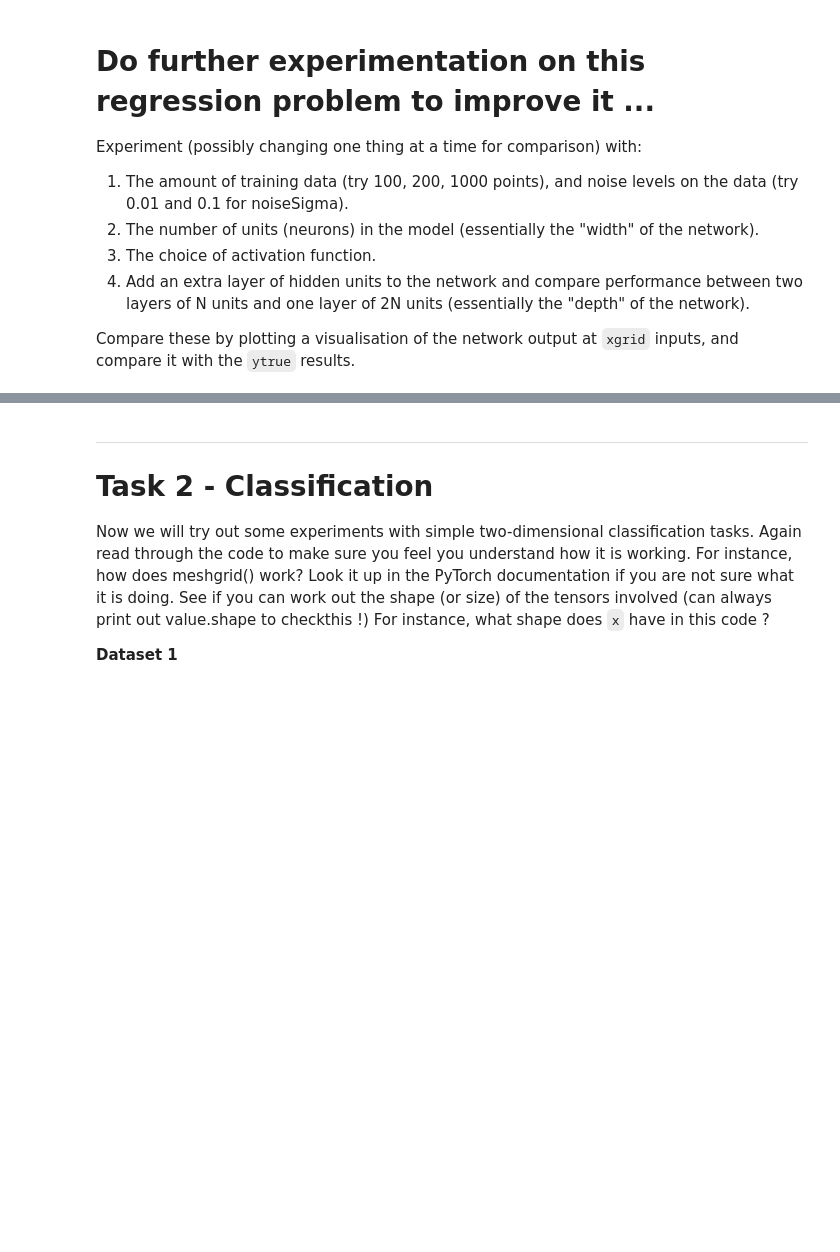
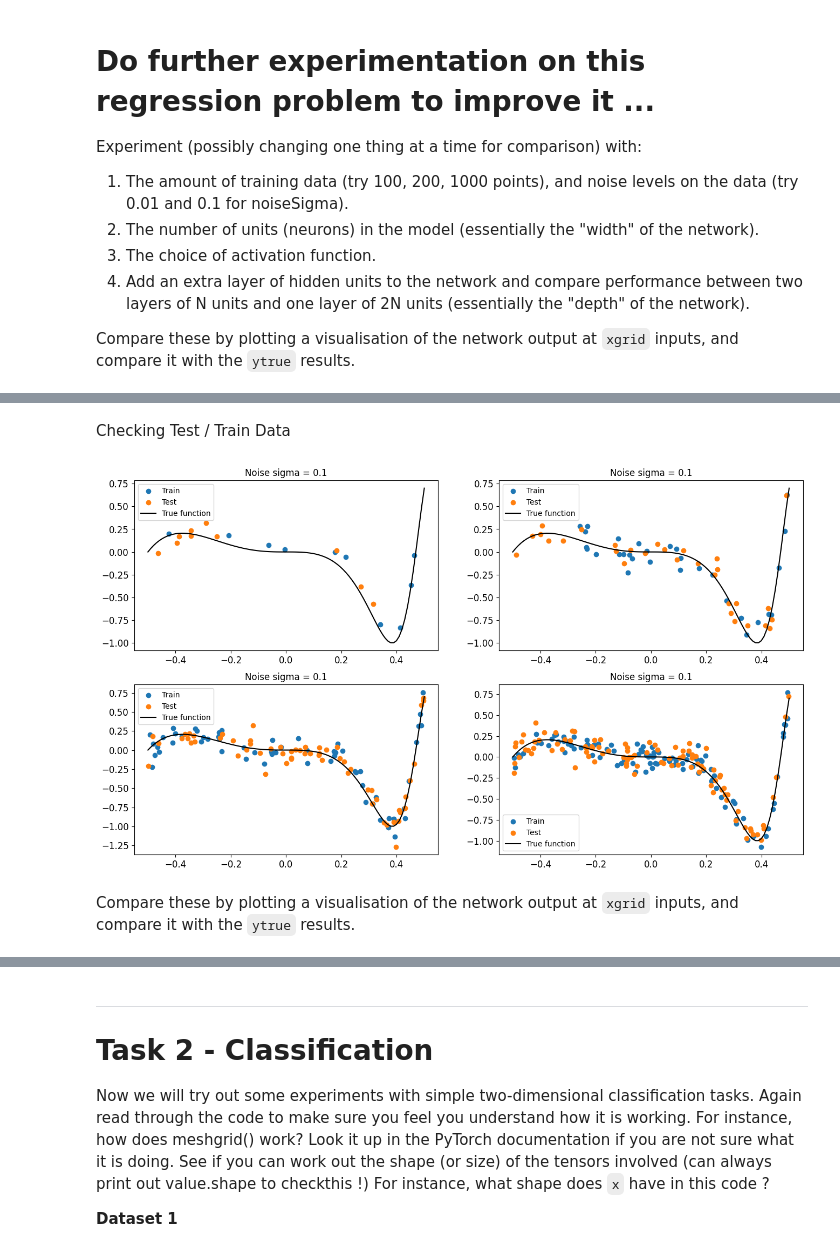
Before and after one commit to jamiemilsom/Deep_Learning_MSc, a Jupyter notebook: Labs_1_to_5/Lab_2_MLP.ipynb, the cells around one changed output, grey strips where cells are left out. Cells and saved outputs as stored; diff of their text form; code cells hidden in the pictures; blank space fills up the shorter version.

```diff
--- a/Labs_1_to_5/Lab_2_MLP.ipynb
+++ b/Labs_1_to_5/Lab_2_MLP.ipynb
@@ -227,0 +251,13 @@ Compare these by plotting a visualisation of the network output at `xgrid` input
+# %%
+def generate_data(N=100, noise_sigma=0.1, noise_mean=0.0):
+    testfunc = lambda x: -np.sin((10*math.pi*(x+0.5)*np.sin((x)**3)))
+
+    X_train = torch.rand_like(torch.ones(N,1))-0.5
+    obserr = torch.randn(N,1)*noise_sigma + noise_mean
+    y_train = testfunc(X_train)+obserr
+
+    X_test  = torch.rand_like(torch.ones(N,1))-0.5
+    obserr = torch.randn(N,1)*noise_sigma + noise_mean
+    y_test  = testfunc(X_test)+obserr
+
+    return X_train, X_test, y_train, y_test
@@ -227,0 +323,20 @@ Compare these by plotting a visualisation of the network output at `xgrid` input
+# %% [markdown]
+Checking Test / Train Data
+# %%
+plt.figure(figsize=(16, 9))
+plt.subplot(2,2,1)
+for plot_num, var in enumerate([10, 30, 60, 100]):
+    plt.subplot(2,2,plot_num+1)
+    N=var
+    noise_sigma=0.1
+    noise_mean= 0
+    X_train, X_test, y_train, y_test = generate_data(N=N, noise_sigma=noise_sigma, noise_mean=noise_mean)
+    plt.scatter(X_train, y_train, label='Train')
+    plt.scatter(X_test, y_test, label='Test')
+    plt.plot(xgrid, ytrue, label='True function', color='black')
+    plt.title(f'Noise sigma = {noise_sigma}')
+    plt.legend()
+# %% [output]
+[figure, added]
+# %% [markdown]
+Compare these by plotting a visualisation of the network output at `xgrid` inputs, and compare it with the `ytrue` results.
```
Also changed, not shown: parts of 12 cells of this notebook.
